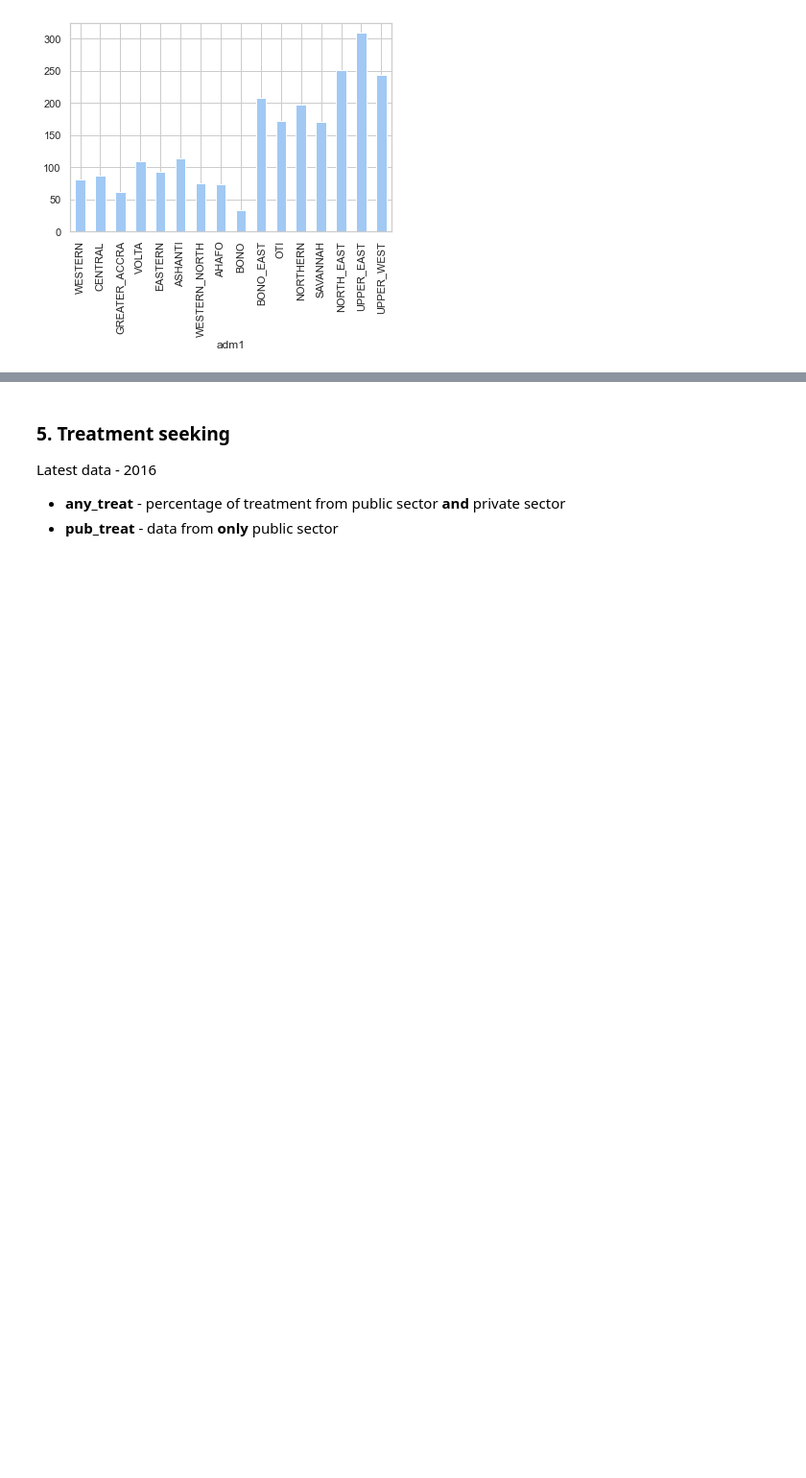
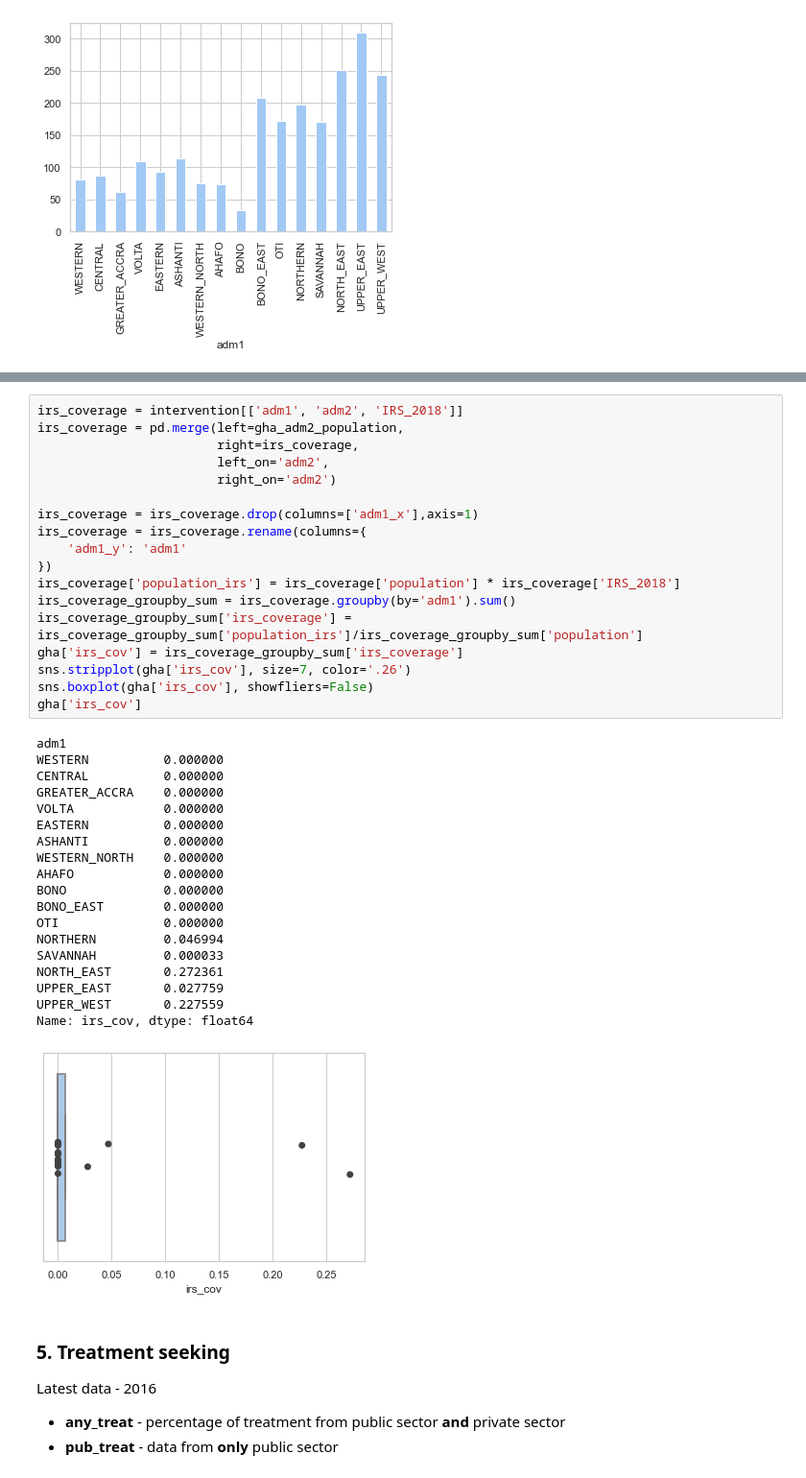
Before and after one commit to sepmein/mBench, a Jupyter notebook: GHA_data_preparation.ipynb, the cells around one changed output, grey strips where cells are left out. Shown at 96% size. Saved outputs shown, nothing was run; the diff lists cells and outputs as text; blank space fills up the shorter version.

```diff
--- a/GHA_data_preparation.ipynb
+++ b/GHA_data_preparation.ipynb
@@ -831,3 +833,41 @@ sns.boxplot(gha['itn_cov'], showfliers=False)
+# %%
+irs_coverage = intervention[['adm1', 'adm2', 'IRS_2018']]
+irs_coverage = pd.merge(left=gha_adm2_population,
+                        right=irs_coverage,
+                        left_on='adm2',
+                        right_on='adm2')
+
+irs_coverage = irs_coverage.drop(columns=['adm1_x'],axis=1)
+irs_coverage = irs_coverage.rename(columns={
+    'adm1_y': 'adm1'
+})
+irs_coverage['population_irs'] = irs_coverage['population'] * irs_coverage['IRS_2018']
+irs_coverage_groupby_sum = irs_coverage.groupby(by='adm1').sum()
+irs_coverage_groupby_sum['irs_coverage'] = irs_coverage_groupby_sum['population_irs']/irs_coverage_groupby_sum['population']
+gha['irs_cov'] = irs_coverage_groupby_sum['irs_coverage']
+sns.stripplot(gha['irs_cov'], size=7, color='.26')
+sns.boxplot(gha['irs_cov'], showfliers=False)
+gha['irs_cov']
+# %% [output]
+adm1
+WESTERN          0.000000
+CENTRAL          0.000000
+GREATER_ACCRA    0.000000
+VOLTA            0.000000
+EASTERN          0.000000
+ASHANTI          0.000000
+WESTERN_NORTH    0.000000
+AHAFO            0.000000
+BONO             0.000000
+BONO_EAST        0.000000
+OTI              0.000000
+NORTHERN         0.046994
+SAVANNAH         0.000033
+NORTH_EAST       0.272361
+UPPER_EAST       0.027759
+UPPER_WEST       0.227559
+Name: irs_cov, dtype: float64
+[figure, added]
 # %% [markdown]
 ### 5. Treatment seeking
 
```
Also changed, not shown: parts of 8 cells of this notebook, 2 other files.
